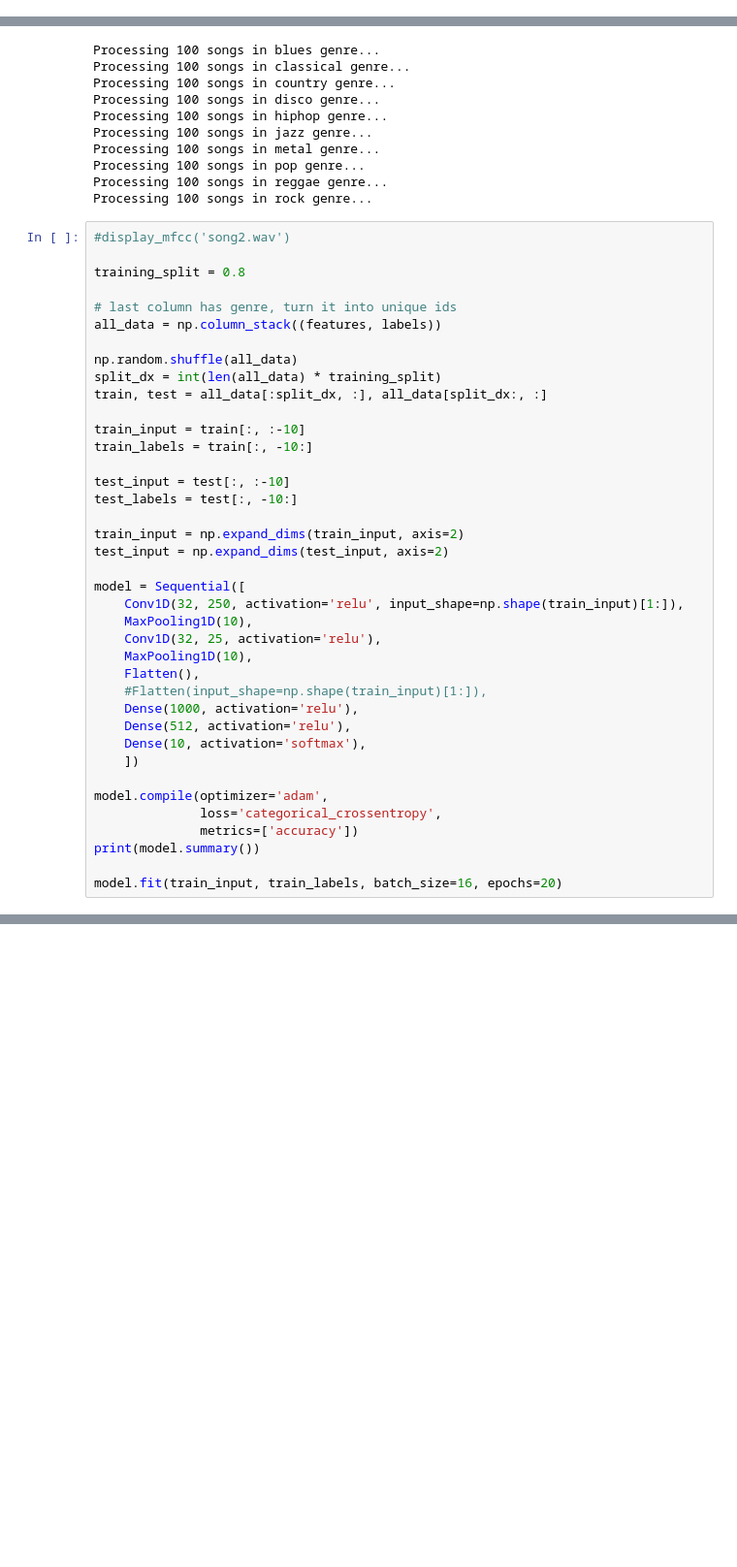
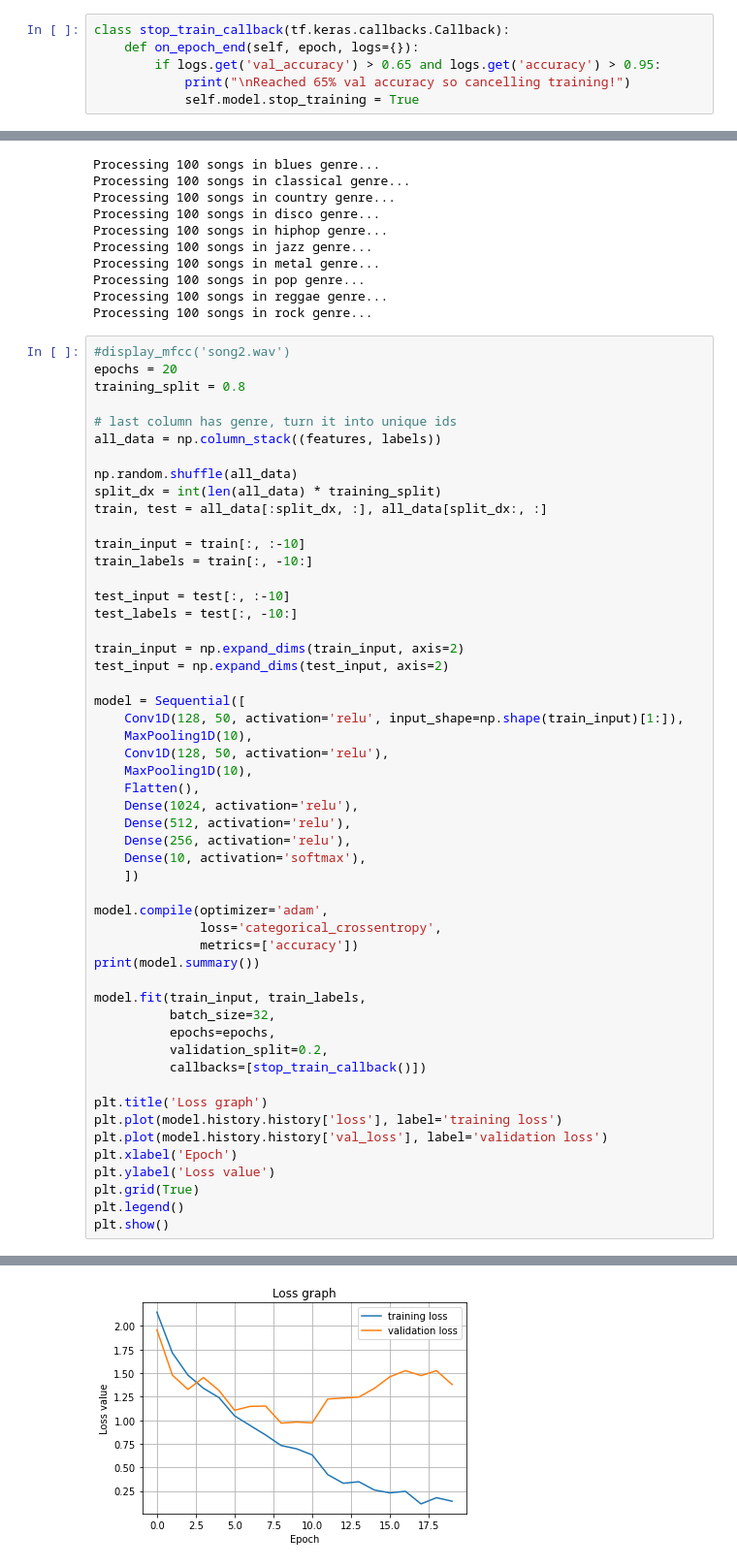
Before and after one commit to replikeit/GenrePredicter, a Jupyter notebook: genre_src.ipynb, the cells around one changed output, grey strips where cells are left out. Shown at 97% size. Drawn from its saved outputs; the diff is of its cells as text; blank space fills up the shorter version.

```diff
--- a/genre_src.ipynb
+++ b/genre_src.ipynb
@@ -12,5 +13,11 @@ from keras.utils.np_utils import to_categorical
 # %% [output]
 Using TensorFlow backend.
+# %%
+class stop_train_callback(tf.keras.callbacks.Callback):
+    def on_epoch_end(self, epoch, logs={}):
+        if logs.get('val_accuracy') > 0.65 and logs.get('accuracy') > 0.95:
+            print("\nReached 65% val accuracy so cancelling training!")
+            self.model.stop_training = True
 # %%
 def display_mfcc(song):
     y, sample_rate = librosa.load(song)
@@ -72,7 +79,7 @@ Processing 100 songs in reggae genre...
 Processing 100 songs in rock genre...
 # %%
 #display_mfcc('song2.wav')
-
+epochs = 20
 training_split = 0.8
 
 # last column has genre, turn it into unique ids
@@ -92,14 +99,14 @@ train_input = np.expand_dims(train_input, axis=2)
 test_input = np.expand_dims(test_input, axis=2)
 
 model = Sequential([
-    Conv1D(32, 250, activation='relu', input_shape=np.shape(train_input)[1:]),
+    Conv1D(128, 50, activation='relu', input_shape=np.shape(train_input)[1:]),
     MaxPooling1D(10),
-    Conv1D(32, 25, activation='relu'),
+    Conv1D(128, 50, activation='relu'),
     MaxPooling1D(10),
     Flatten(),
-    #Flatten(input_shape=np.shape(train_input)[1:]),
-    Dense(1000, activation='relu'),
+    Dense(1024, activation='relu'),
     Dense(512, activation='relu'),
+    Dense(256, activation='relu'),
     Dense(10, activation='softmax'),
     ])
 
@@ -108,5 +115,18 @@ model.compile(optimizer='adam',
               metrics=['accuracy'])
 print(model.summary())
 
-model.fit(train_input, train_labels, batch_size=16, epochs=20)
+model.fit(train_input, train_labels,
+          batch_size=32,
+          epochs=epochs,
+          validation_split=0.2,
+          callbacks=[stop_train_callback()])
+
+plt.title('Loss graph')
+plt.plot(model.history.history['loss'], label='training loss')
+plt.plot(model.history.history['val_loss'], label='validation loss')
+plt.xlabel('Epoch')
+plt.ylabel('Loss value')
+plt.grid(True)
+plt.legend()
+plt.show()
 # %% [output]
@@ -130,0 +150 @@ Epoch 20/20
+[figure, added]
```
Also changed, not shown: parts of 4 cells of this notebook.
